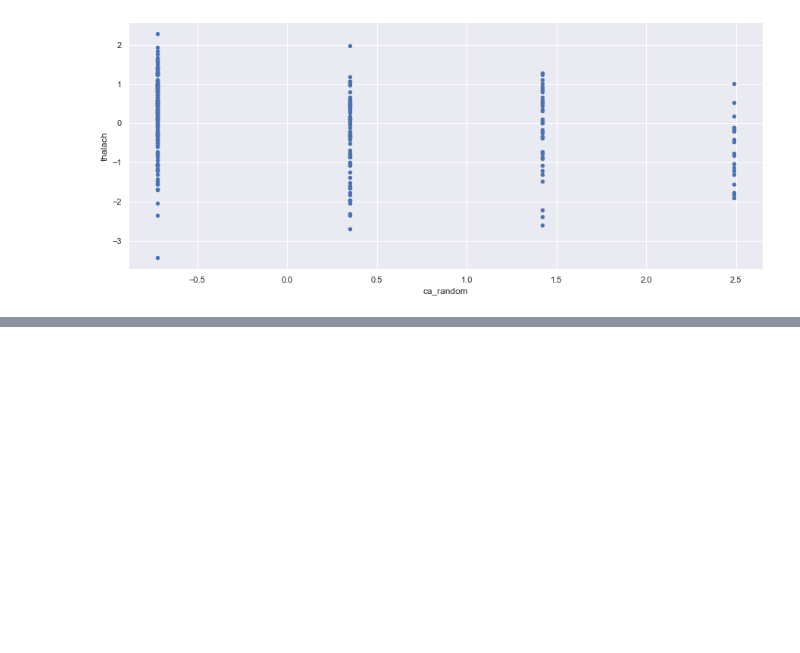
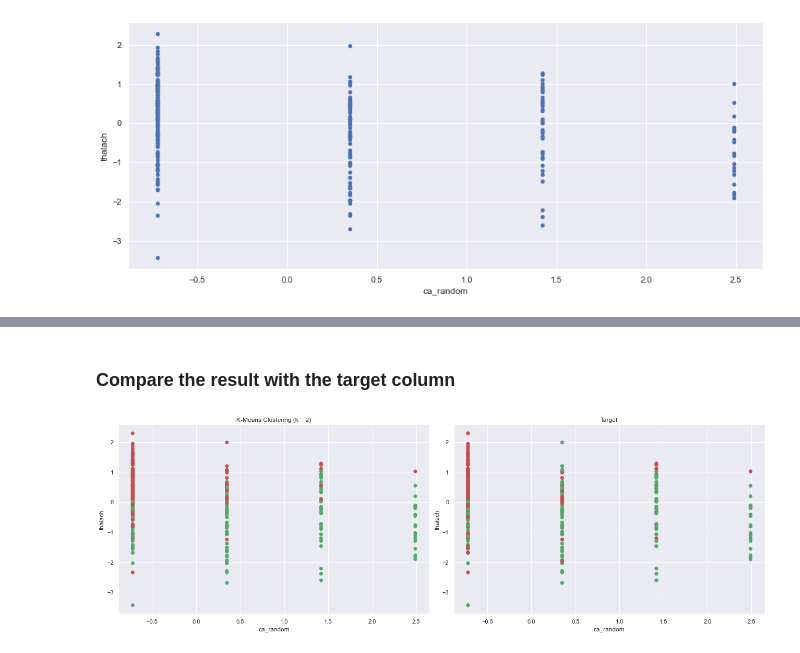
Before and after one commit to mcadac/college, a Jupyter notebook: DataScience/project-assigment/Term Project DS & ML.ipynb, the cells around one changed output, grey strips where cells are left out. Cells and saved outputs as stored; diff of their text form; code cells hidden in the pictures; blank space fills up the shorter version.

```diff
--- a/DataScience/project-assigment/Term Project DS & ML.ipynb
+++ b/DataScience/project-assigment/Term Project DS & ML.ipynb
@@ -894,0 +923,20 @@ Text(0, 0.5, 'thalach')
+# %% [markdown]
+### Compare the result with the target column
+# %%
+plt.figure(figsize=(18,6))
+
+plt.subplot(1, 2, 1)
+plt.scatter(x[x_label], x[y_label], c=colormap[labels])
+plt.xlabel(x_label)
+plt.ylabel(y_label)
+plt.title('K-Means Clustering (k = 2)')
+
+plt.subplot(1, 2, 2)
+plt.scatter(x[x_label], x[y_label], c=colormap[y], s=40)
+plt.xlabel(x_label)
+plt.ylabel(y_label)
+plt.title('Target')
+
+plt.tight_layout()
+# %% [output]
+[figure, added]
```
Also changed, not shown: parts of 9 cells of this notebook.
